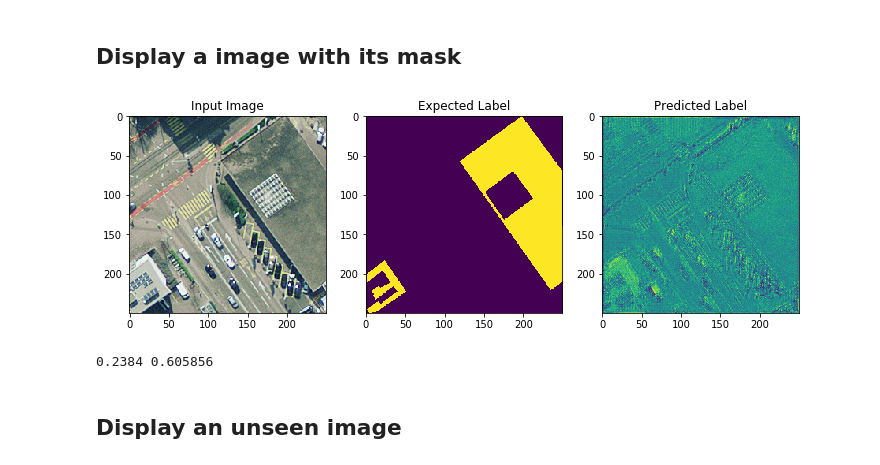
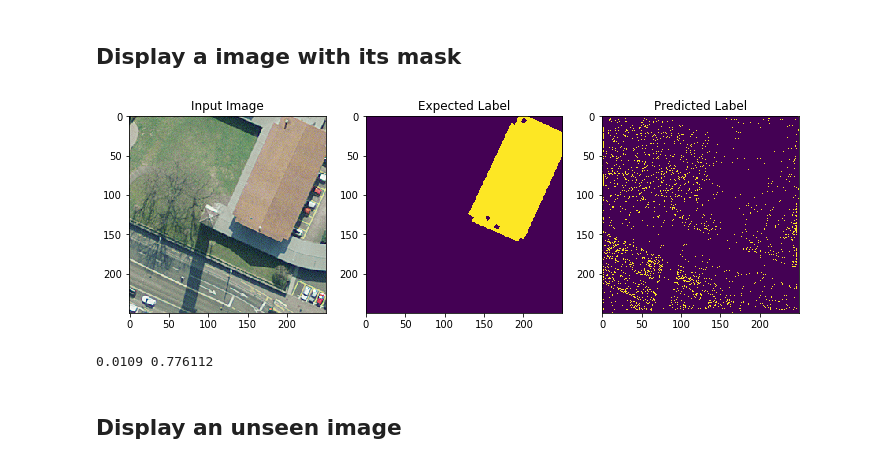
Before and after one commit to riccardocadei/photovoltaic-detection, a Jupyter notebook: main.ipynb, the cells around one changed output. Saved outputs shown, nothing was run; the diff lists cells and outputs as text; code cells hidden in the pictures.

```diff
--- a/main.ipynb
+++ b/main.ipynb
@@ -126,7 +138,7 @@ Variance test accuracy: 0.000001
 # Tuning the hyper parameters
 We may do a grid search on the learning rates with cross validation to find the best learning_rate. For now the used metric is iou.
 # %%
-lr_candidates = np.logspace(0.01,0.0001,3)
+lr_candidates = np.logspace(-1,-2,3)
 num_epochs = 70
 loss_function = torch.nn.BCEWithLogitsLoss(pos_weight=torch.FloatTensor([6]).cuda())
 
@@ -166,31 +180,31 @@ best_lr, best_iou
 # %%
 fig = plt.figure()
 fig.set_size_inches(12, 7, forward=True)
 
 ax1 = fig.add_subplot(1,3,1)
 ax1.title.set_text('Input Image')
 ax2 = fig.add_subplot(1,3,2)
 ax2.title.set_text('Expected Label')
 ax3 = fig.add_subplot(1,3,3)
 ax3.title.set_text('Predicted Label')
 
 acc = 0
 
 index_random_sample = int(np.random.random()*len(train_loader.dataset))
 (x,y) = train_loader.dataset[index_random_sample]
 ax1.imshow(np.transpose(x.numpy(),(1,2,0)))
 
 ax2.imshow(y)
 
 ypred = torch.squeeze(model(torch.unsqueeze(x,0).cuda())).cpu().detach().numpy()
-ax3.imshow(ypred)
+ax3.imshow(np.around(ypred))
 np.around(iou(np.around(ypred),y.numpy()),4),accuracy(np.around(ypred),y.numpy())
 acc = np.around(iou(np.around(ypred),y.numpy()),4)
 plt.show()
 print(acc,accuracy(np.around(ypred),y.numpy()))
 # %% [output]
-[figure, old version]
+[figure, new version]
-0.2384 0.605856
+0.0109 0.776112
 # %% [markdown]
 ## Display an unseen image
 # %%
```
Also changed, not shown: parts of 5 cells of this notebook, 2 other files.
